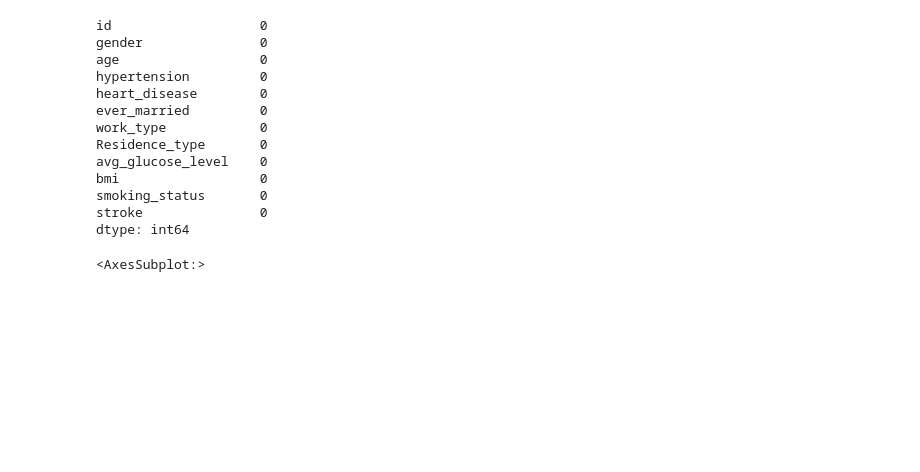
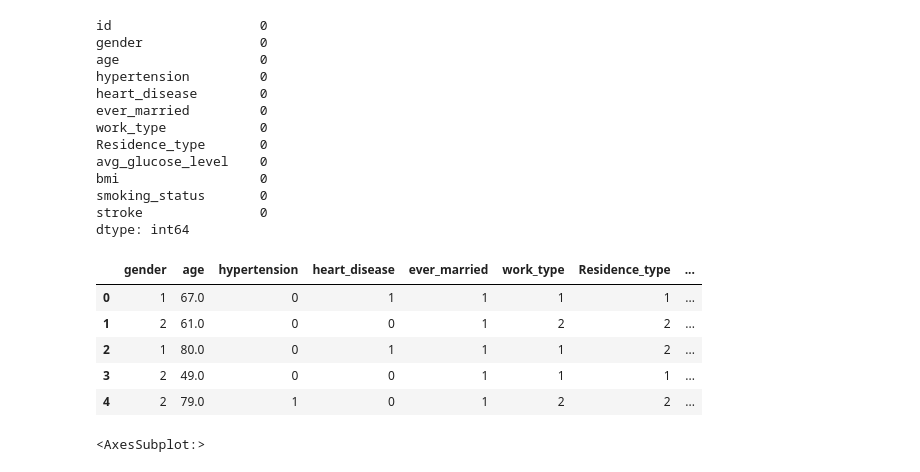
Before and after one commit to VardhJ/HealthRiskPredictor, a Jupyter notebook: ML Techniques.ipynb, the cells around one changed output. Cells and saved outputs as stored; diff of their text form; code cells hidden in the pictures; blank space fills up the shorter version.

```diff
--- a/ML Techniques.ipynb
+++ b/ML Techniques.ipynb
@@ -252,6 +252,15 @@ dtype: int64
 # %%
 # We will drop useless columns for example id
 df=df.drop(df.columns[[0]], axis = 1)
+# %%
+df.head()
+# %% [output]
+|  | gender | age | hypertension | heart_disease | ever_married | work_type | Residence_type | ... |
+| 0 | 1 | 67.0 | 0 | 1 | 1 | 1 | 1 | ... |
+| 1 | 2 | 61.0 | 0 | 0 | 1 | 2 | 2 | ... |
+| 2 | 1 | 80.0 | 0 | 1 | 1 | 1 | 2 | ... |
+| 3 | 2 | 49.0 | 0 | 0 | 1 | 1 | 1 | ... |
+| 4 | 2 | 79.0 | 1 | 0 | 1 | 2 | 2 | ... |
 # %%
 df.boxplot(column=['age', 'avg_glucose_level', 'bmi'])
 # %% [output]
```
Also changed, not shown: 2 other files.
